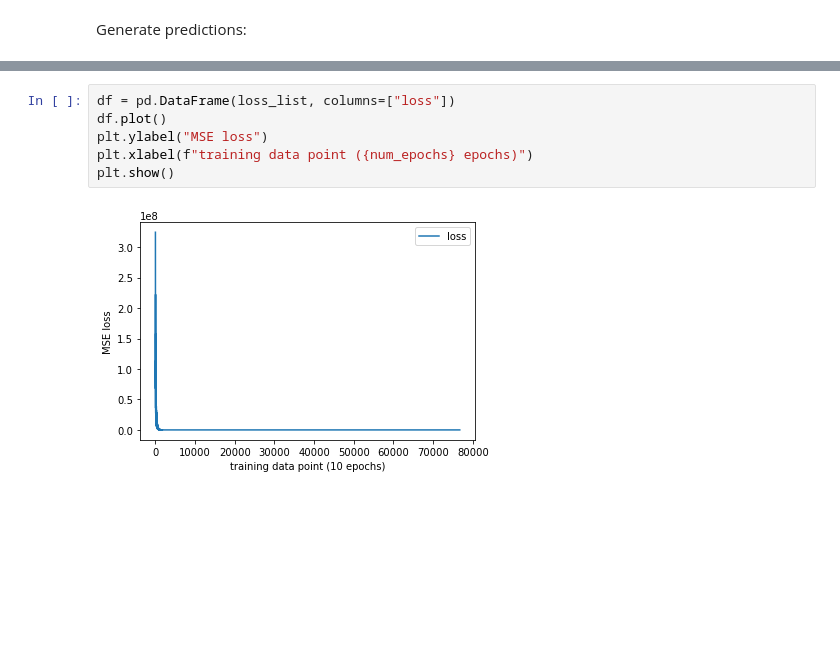
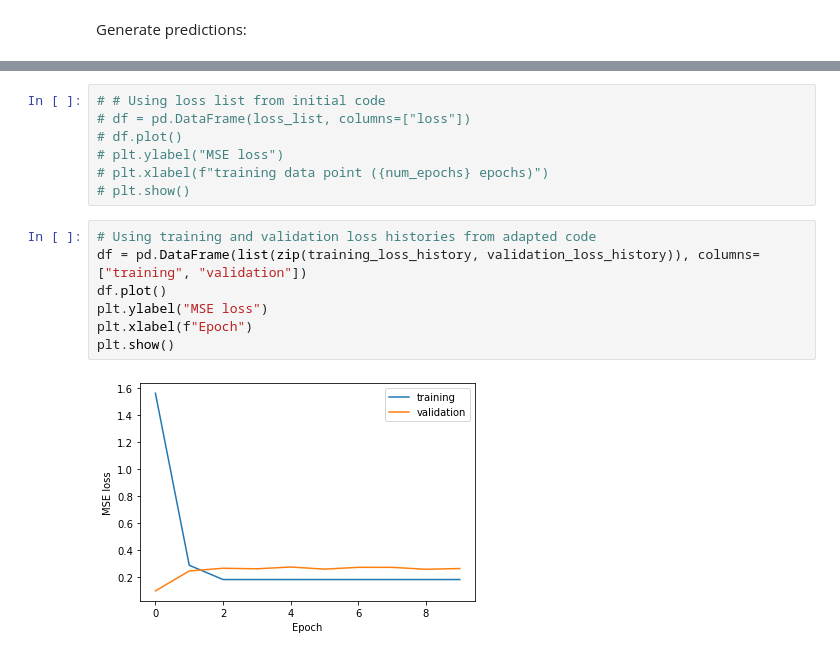
Before and after one commit to michellewl/AQmortality, a Jupyter notebook: mortality_model/borough_regression.ipynb, the cells around one changed output, grey strips where cells are left out. Drawn from its saved outputs; the diff is of its cells as text; blank space fills up the shorter version.

```diff
--- a/mortality_model/borough_regression.ipynb
+++ b/mortality_model/borough_regression.ipynb
@@ -560,8 +643,16 @@ plt.show()
 # %%
-df = pd.DataFrame(loss_list, columns=["loss"])
-df.plot()
-plt.ylabel("MSE loss")
-plt.xlabel(f"training data point ({num_epochs} epochs)")
-plt.show()
+# # Using loss list from initial code
+# df = pd.DataFrame(loss_list, columns=["loss"])
+# df.plot()
+# plt.ylabel("MSE loss")
+# plt.xlabel(f"training data point ({num_epochs} epochs)")
+# plt.show()
-# %% [output]
-[figure, removed]
+# %%
+# Using training and validation loss histories from adapted code
+df = pd.DataFrame(list(zip(training_loss_history, validation_loss_history)), columns=["training", "validation"])
+df.plot()
+plt.ylabel("MSE loss")
+plt.xlabel(f"Epoch")
+plt.show()
+# %% [output]
+[figure, added]
```
Also changed, not shown: parts of 26 cells of this notebook.
